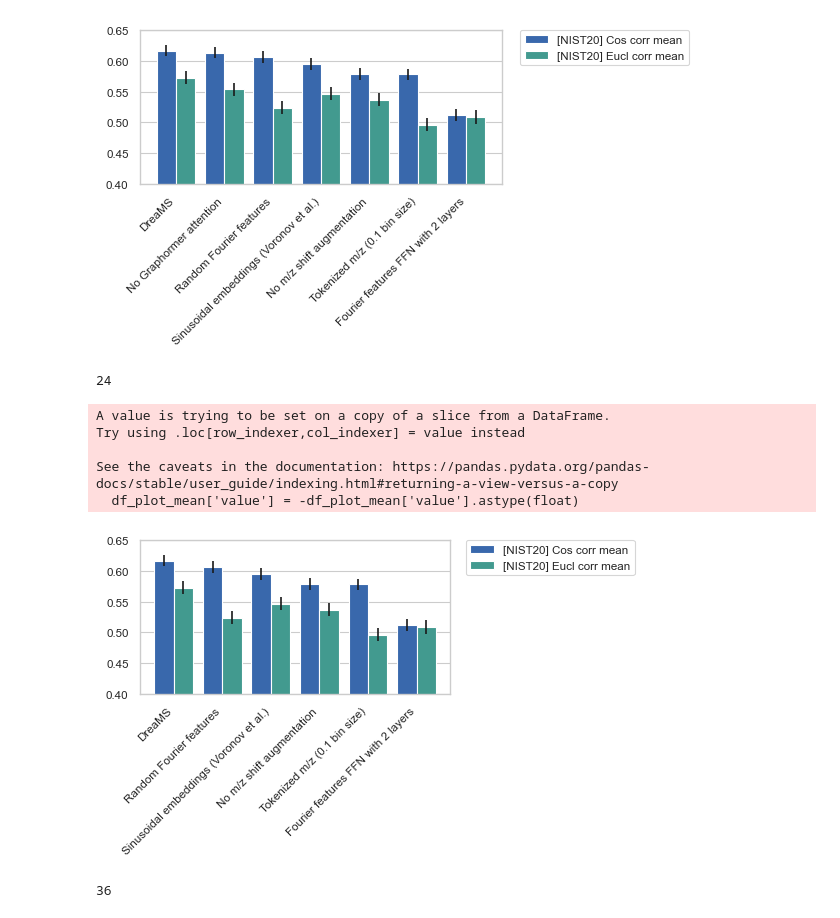
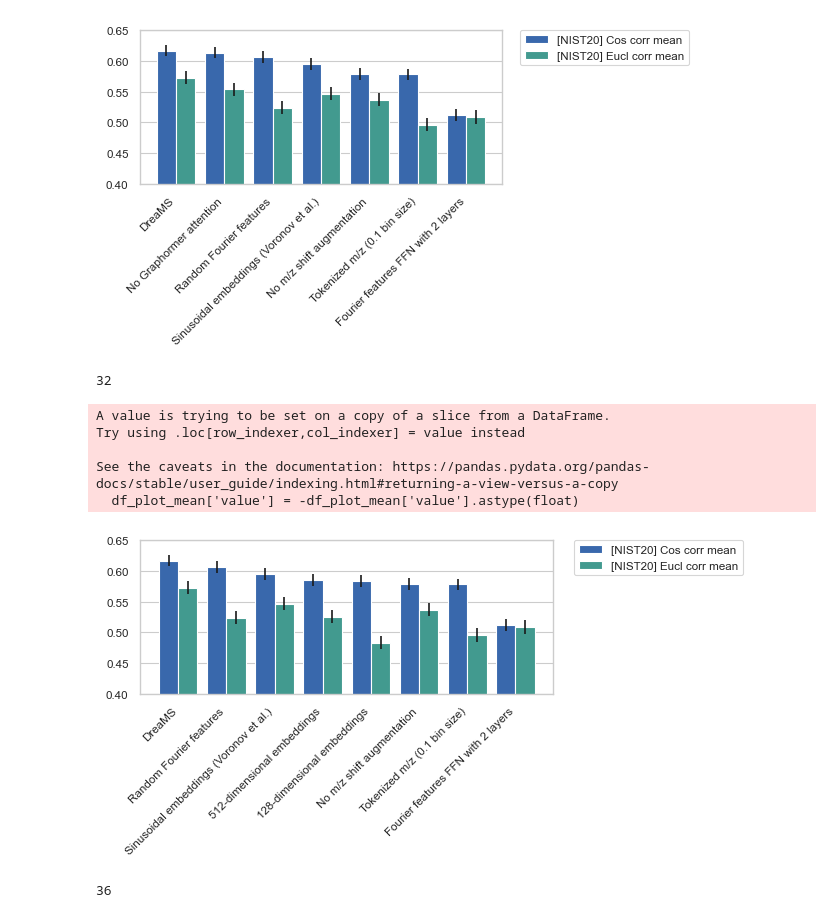
Before and after one commit to pluskal-lab/DreaMS, a Jupyter notebook: experiments/ablation/ssl_ablation.ipynb, the cells around one changed output. Saved outputs shown, nothing was run; the diff lists cells and outputs as text; code cells hidden in the pictures.

Commit message:
Add transformer dim ablation

```diff
--- a/experiments/ablation/ssl_ablation.ipynb
+++ b/experiments/ablation/ssl_ablation.ipynb
@@ -10,5 +9,5 @@ from msml.utils.plots import save_fig
 palette = get_nature_hex_colors()
 # %%
-val_dfs, cfgs = wandb_import(project_name='SSL_VAL_4.0', entity_name='mass-spec-ml', run_name_suffix='V7')
+val_dfs, cfgs = wandb_import(project_name='SSL_VAL_4.0', entity_name='mass-spec-ml', run_name_suffixes=['V7', 'TransformerAblation2'])
 len(val_dfs)
 # %% [output]
@@ -193,36 +135,38 @@ runs = {
     'fVFCVnwnnW_V7_fourier_voronov_et_al_1024': 'Sinusoidal embeddings (Voronov et al.)',
     'SrJ0lMfZTj_V7_fourier_random': 'Random Fourier features',
     'jspT4ou4FS_V7_ff_fourier_depth2': 'Fourier features FFN with 2 layers',
-    'JJzAitKlsq_V7_no_mz_shift_aug': 'No m/z shift augmentation'
+    'JJzAitKlsq_V7_no_mz_shift_aug': 'No m/z shift augmentation',
+    'TransformerAblation2_512d': '512-dimensional embeddings',
+    'TransformerAblation2_128d': '128-dimensional embeddings'
 }
 # df_plot = df_res[df_res['run_name'].apply(lambda x: 'msvn' in x or x == 'mCupuG4hOQ_V7_store_probing')]
 df_plot = df_res[df_res['run_name'].isin(runs.keys())].copy()
 df_plot['label'] = df_plot['run_name'].apply(lambda x: runs[x])
 df_plot = df_plot.sort_values(by='value', ascending=True)
 df_plot_mean = df_plot[df_plot['metric'].apply(lambda x: 'mean' in x)]
 df_plot_mean['value'] = -df_plot_mean['value'].astype(float)
 df_plot_std = df_plot[df_plot['metric'].apply(lambda x: 'std' in x)]
 print(len(df_plot))
 plt.figure(figsize=((6 / 9) * len(runs.keys()), 2))
 ax = sns.barplot(data=df_plot_mean, x='label', y='value', hue='metric', palette=palette)
 x_coords = [p.get_x() + 0.5 * p.get_width() for p in ax.patches]
 y_coords = [p.get_height() for p in ax.patches]
 ax.errorbar(x=x_coords[:-2], y=y_coords[:-2], yerr=df_plot_std["value"].tolist(), fmt="none", c="k")
 plt.xticks(rotation=45, ha='right')
 plt.legend(bbox_to_anchor=(1.05, 1), loc=2, borderaxespad=0.)
 plt.ylim(0.4, 0.65)
 plt.ylabel('')
 plt.xlabel('')
 save_fig('ablations_architecture.svg')
 plt.show()
 # %% [output]
-24
+32
 A value is trying to be set on a copy of a slice from a DataFrame.
 Try using .loc[row_indexer,col_indexer] = value instead
 
 See the caveats in the documentation: https://pandas.pydata.org/pandas-docs/stable/user_guide/indexing.html#returning-a-view-versus-a-copy
   df_plot_mean['value'] = -df_plot_mean['value'].astype(float)
-[figure, old version]
+[figure, new version]
 # %%
 runs = {
     'mCupuG4hOQ_V7_store_probing': 'DreaMS',
```
Also changed, not shown: parts of 10 cells of this notebook.
